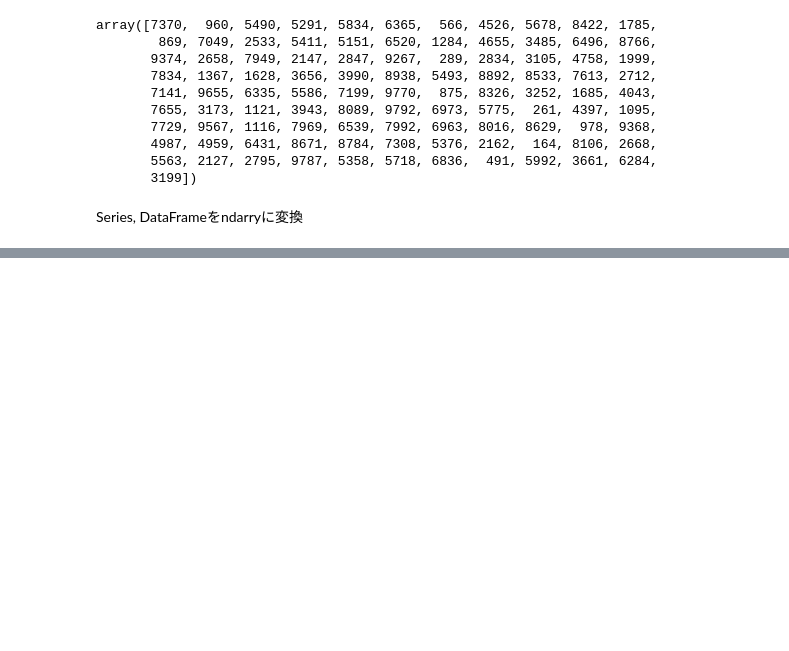
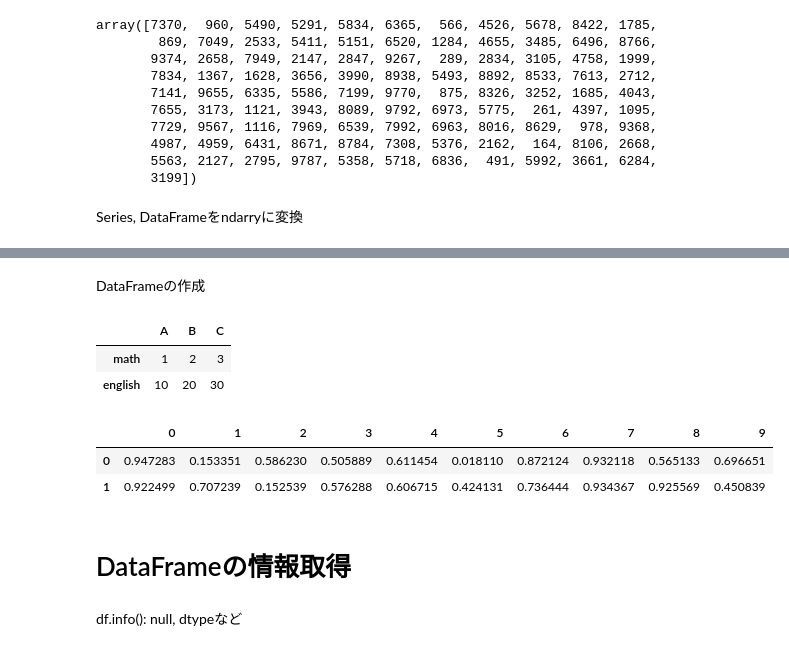
Before and after one commit to arata234/DataScience, a Jupyter notebook: pandas_practice/basic_dataframe.ipynb, the cells around one changed output, grey strips where cells are left out. Cells and saved outputs as stored; diff of their text form; code cells hidden in the pictures; blank space fills up the shorter version.

```diff
--- a/pandas_practice/basic_dataframe.ipynb
+++ b/pandas_practice/basic_dataframe.ipynb
@@ -254,0 +344,20 @@ df.to_dict(orient="records")
+# %% [markdown]
+DataFrameの作成
+# %%
+pd.DataFrame([{"A": 1, "B": 2, "C": 3}, {"A": 10, "B": 20, "C": 30}], index=["math", "english"])
+# %% [output]
+|  | A | B | C |
+| math | 1 | 2 | 3 |
+| english | 10 | 20 | 30 |
+# %%
+arr1 = np.random.rand(10)
+arr2 = np.random.rand(10)
+pd.DataFrame([arr1, arr2])
+# %% [output]
+|  | 0 | 1 | 2 | 3 | 4 | 5 | 6 | 7 | 8 | 9 |
+| 0 | 0.947283 | 0.153351 | 0.586230 | 0.505889 | 0.611454 | 0.018110 | 0.872124 | 0.932118 | 0.565133 | 0.696651 |
+| 1 | 0.922499 | 0.707239 | 0.152539 | 0.576288 | 0.606715 | 0.424131 | 0.736444 | 0.934367 | 0.925569 | 0.450839 |
+# %% [markdown]
+# DataFrameの情報取得
+# %% [markdown]
+df.info(): null, dtypeなど
```
Also changed, not shown: parts of 50 cells of this notebook.
